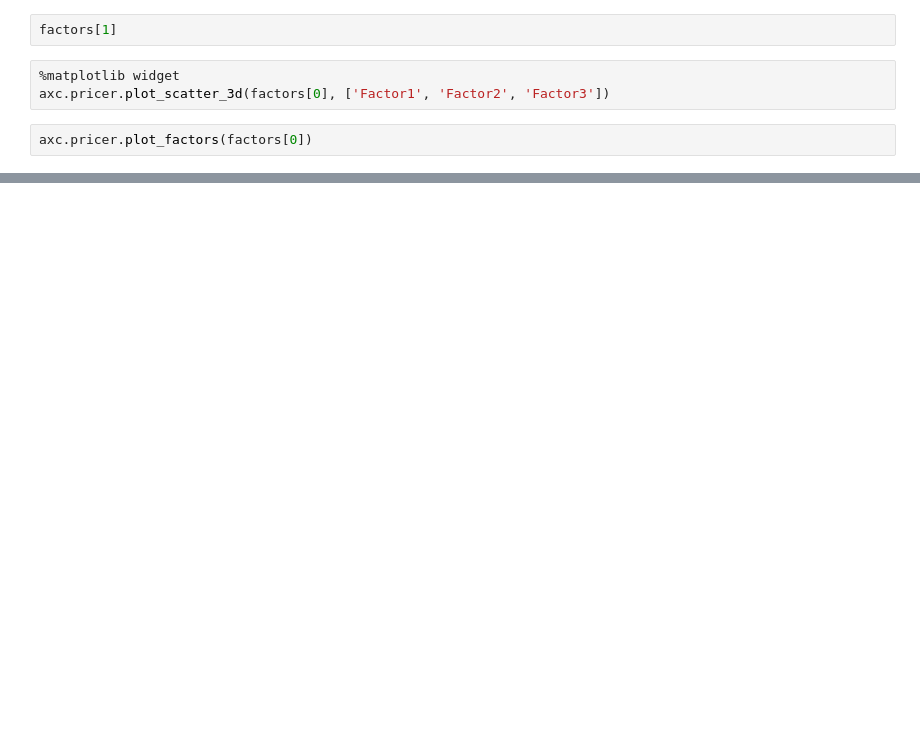
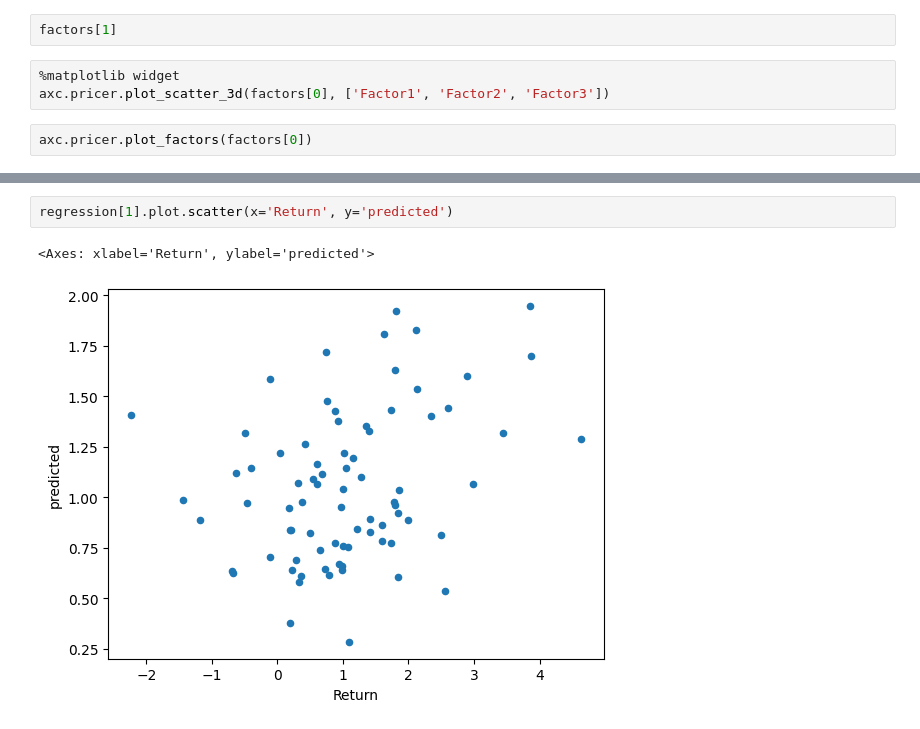
Before and after one commit to accelerate-protocol/axc-backtesting, a Jupyter notebook: notebooks/pricing.ipynb, the cells around one changed output, grey strips where cells are left out. Drawn from its saved outputs; the diff is of its cells as text; blank space fills up the shorter version.

```diff
--- a/notebooks/pricing.ipynb
+++ b/notebooks/pricing.ipynb
@@ -41,0 +122,5 @@ axc.pricer.plot_factors(factors[0])
+# %%
+regression[1].plot.scatter(x='Return', y='predicted')
+# %% [output]
+<Axes: xlabel='Return', ylabel='predicted'>
+[figure, added]
```
Also changed, not shown: parts of 8 cells of this notebook, 1 other file.
